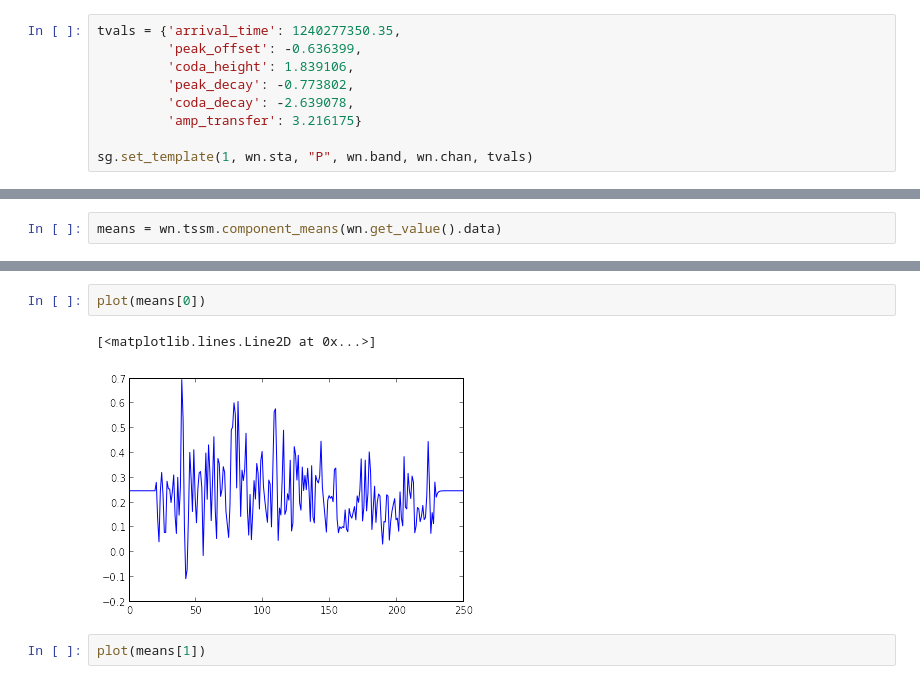
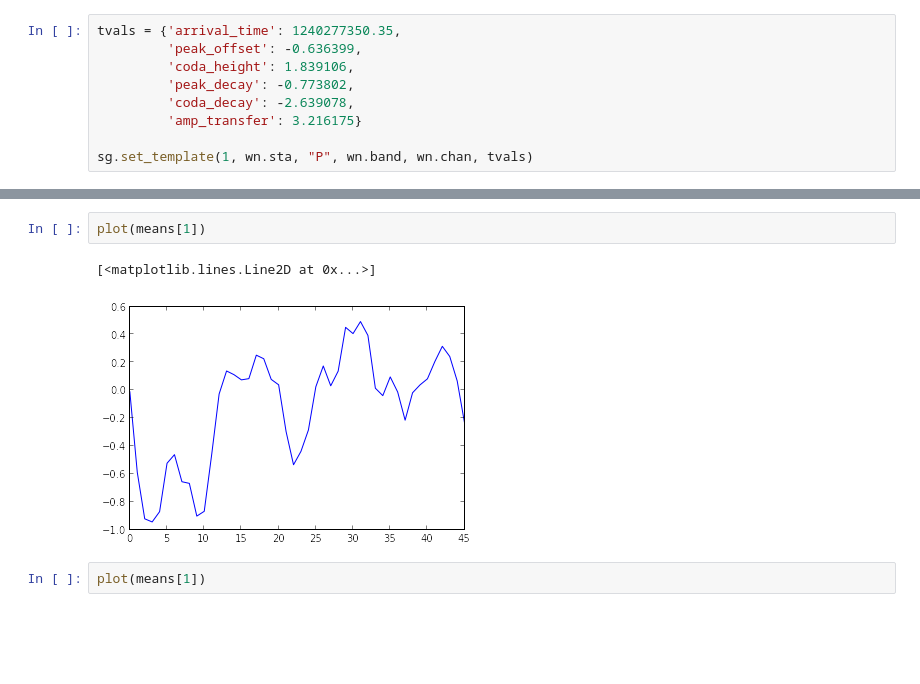
Before and after one commit to davmre/sigvisa, a Jupyter notebook: notebooks/wavelet_gp_event_location.ipynb, the cells around one changed output, grey strips where cells are left out. Drawn from its saved outputs; the diff is of its cells as text; blank space fills up the shorter version.

```diff
--- a/notebooks/wavelet_gp_event_location.ipynb
+++ b/notebooks/wavelet_gp_event_location.ipynb
@@ -64,2 +54,0 @@ plot(wn.tssm.ssms[1].mean_obs(46))
-# %%
-means = wn.tssm.component_means(wn.get_value().data)
@@ -66,8 +98,8 @@ means = wn.tssm.component_means(wn.get_value().data)
 # %%
-plot(means[0])
+plot(means[1])
 # %% [output]
 [<matplotlib.lines.Line2D at 0x...>]
-[figure, old version]
+[figure, new version]
 # %%
 plot(means[1])
 # %% [output]
```
Also changed, not shown: parts of 7 cells of this notebook, 2 other files.
